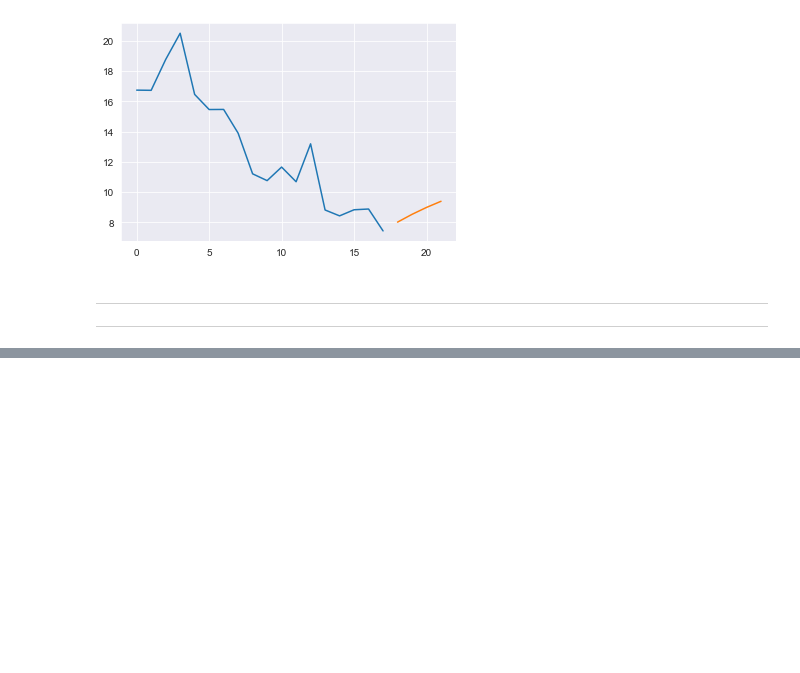
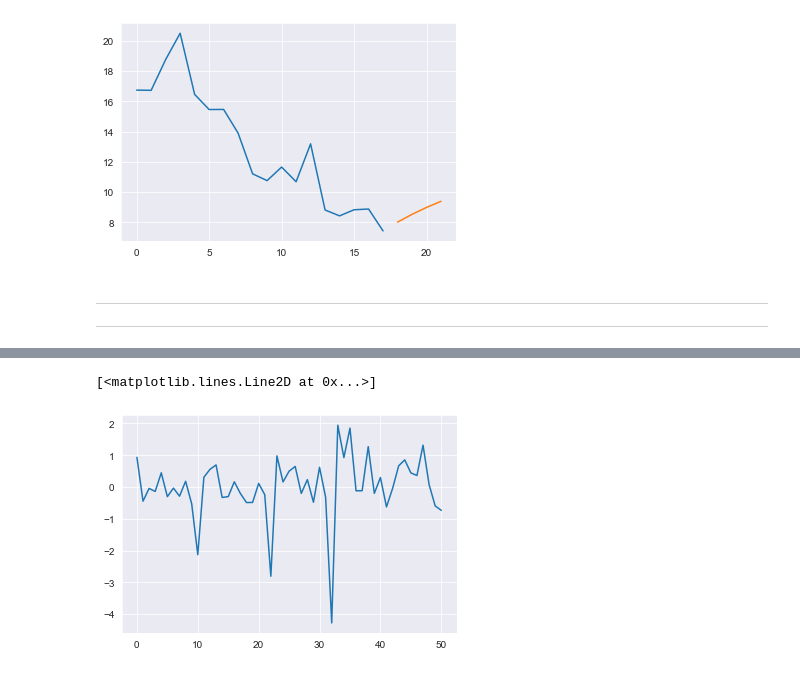
Before and after one commit to Eldow227/Time-Series-Analysis, a Jupyter notebook: Microsoft_net_value.ipynb, the cells around one changed output, grey strips where cells are left out. Drawn from its saved outputs; the diff is of its cells as text; code cells hidden in the pictures; blank space fills up the shorter version.

```diff
--- a/Microsoft_net_value.ipynb
+++ b/Microsoft_net_value.ipynb
@@ -224,0 +336,10 @@ plt.show()
+# %%
+from sklearn import preprocessing
+resid = resid
+scaler = preprocessing.StandardScaler().fit(resid)
+standarized = scaler.transform(resid)
+# %%
+plt.plot(standarized)
+# %% [output]
+[<matplotlib.lines.Line2D at 0x...>]
+[figure, added]
```
Also changed, not shown: parts of 18 cells of this notebook.
